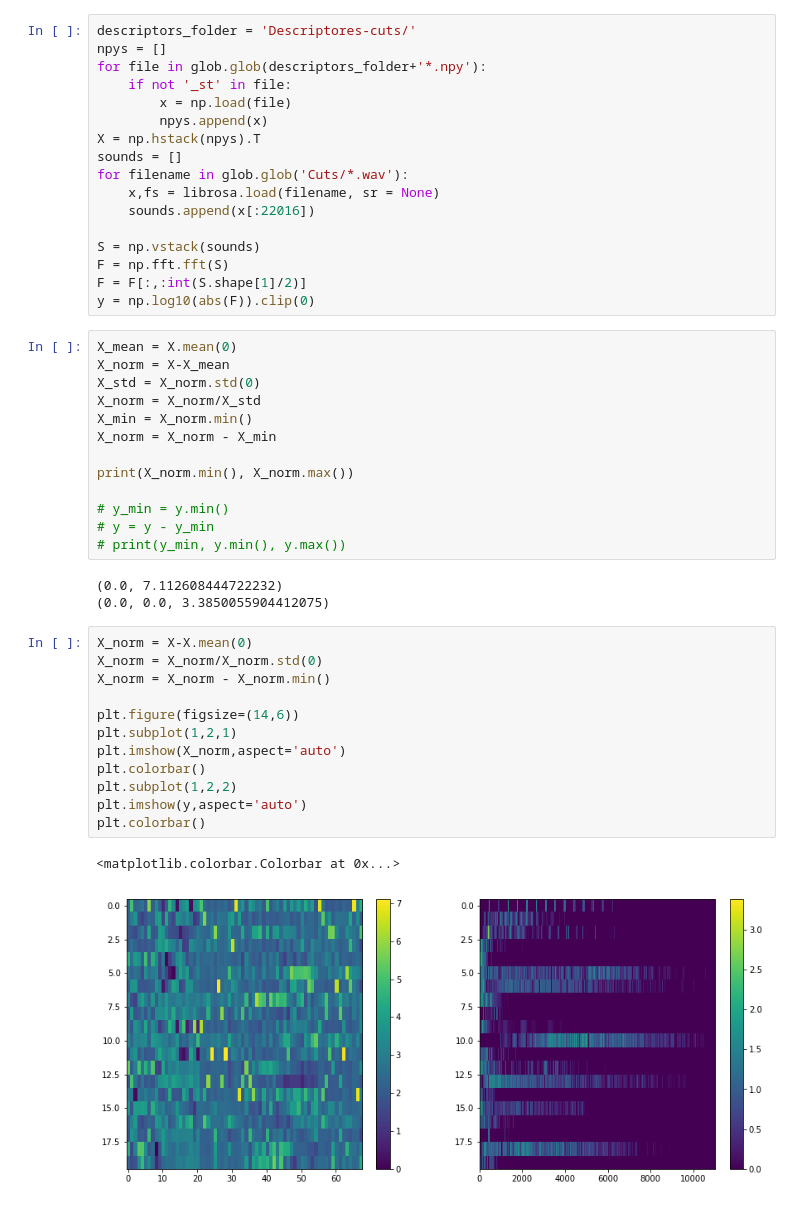
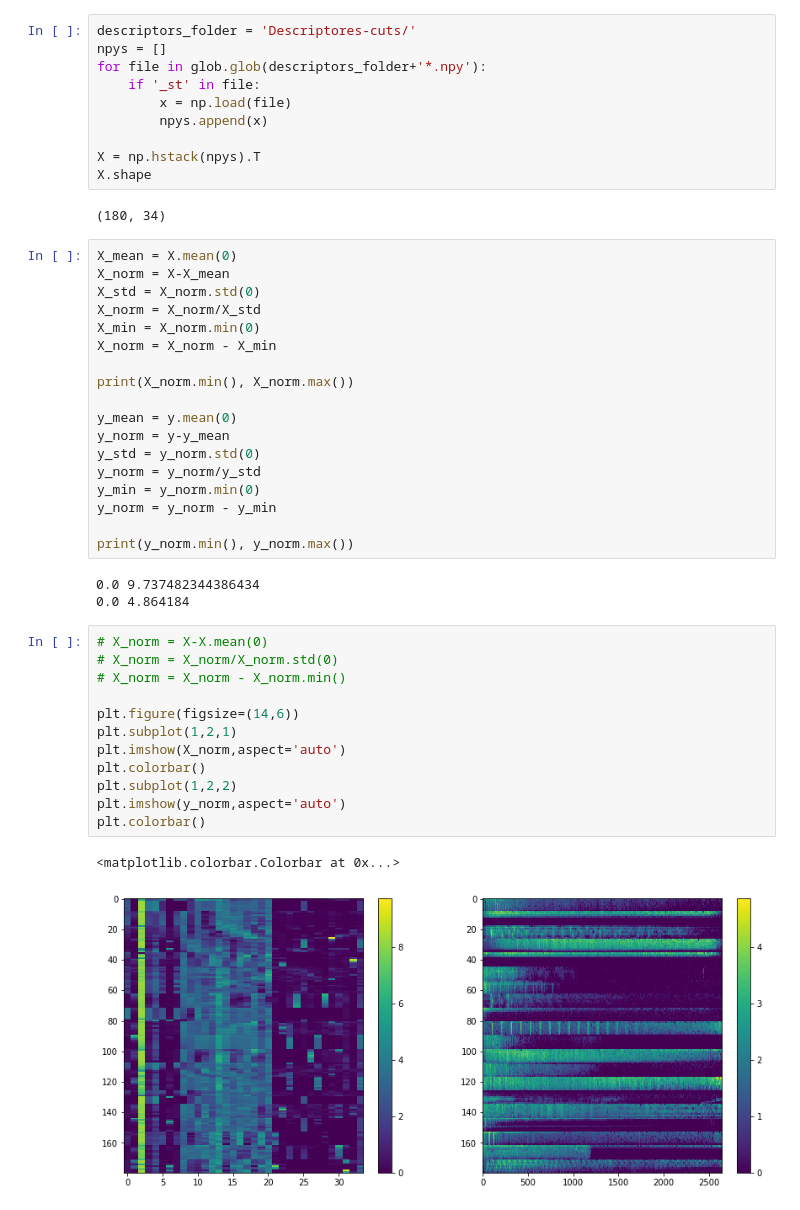
Before and after one commit to Davidanayav/Tesis, a Jupyter notebook: KerasRegression.ipynb, the cells around one changed output. Saved outputs shown, nothing was run; the diff lists cells and outputs as text.

```diff
--- a/KerasRegression.ipynb
+++ b/KerasRegression.ipynb
@@ -24,48 +46,48 @@ from IPython.display import Audio
 descriptors_folder = 'Descriptores-cuts/'
 npys = []
 for file in glob.glob(descriptors_folder+'*.npy'):
-    if not '_st' in file:
+    if '_st' in file:
         x = np.load(file)
         npys.append(x)
+
 X = np.hstack(npys).T
-sounds = []
-for filename in glob.glob('Cuts/*.wav'):
-    x,fs = librosa.load(filename, sr = None)
-    sounds.append(x[:22016])
-
-S = np.vstack(sounds)
-F = np.fft.fft(S)
-F = F[:,:int(S.shape[1]/2)]
-y = np.log10(abs(F)).clip(0)
+X.shape
+# %% [output]
+(180, 34)
 # %%
 X_mean = X.mean(0)
 X_norm = X-X_mean
 X_std = X_norm.std(0)
 X_norm = X_norm/X_std
-X_min = X_norm.min()
+X_min = X_norm.min(0)
 X_norm = X_norm - X_min
 
 print(X_norm.min(), X_norm.max())
 
-# y_min = y.min()
-# y = y - y_min
-# print(y_min, y.min(), y.max())
+y_mean = y.mean(0)
+y_norm = y-y_mean
+y_std = y_norm.std(0)
+y_norm = y_norm/y_std
+y_min = y_norm.min(0)
+y_norm = y_norm - y_min
+
+print(y_norm.min(), y_norm.max())
 # %% [output]
-(0.0, 7.112608444722232)
-(0.0, 0.0, 3.3850055904412075)
+0.0 9.737482344386434
+0.0 4.864184
 # %%
-X_norm = X-X.mean(0)
-X_norm = X_norm/X_norm.std(0)
-X_norm = X_norm - X_norm.min()
+# X_norm = X-X.mean(0)
+# X_norm = X_norm/X_norm.std(0)
+# X_norm = X_norm - X_norm.min()
 
 plt.figure(figsize=(14,6))
 plt.subplot(1,2,1)
 plt.imshow(X_norm,aspect='auto')
 plt.colorbar()
 plt.subplot(1,2,2)
-plt.imshow(y,aspect='auto')
+plt.imshow(y_norm,aspect='auto')
 plt.colorbar()
 # %% [output]
 <matplotlib.colorbar.Colorbar at 0x...>
-[figure, old version]
+[figure, new version]
 # %%
```
Also changed, not shown: parts of 12 cells of this notebook.
